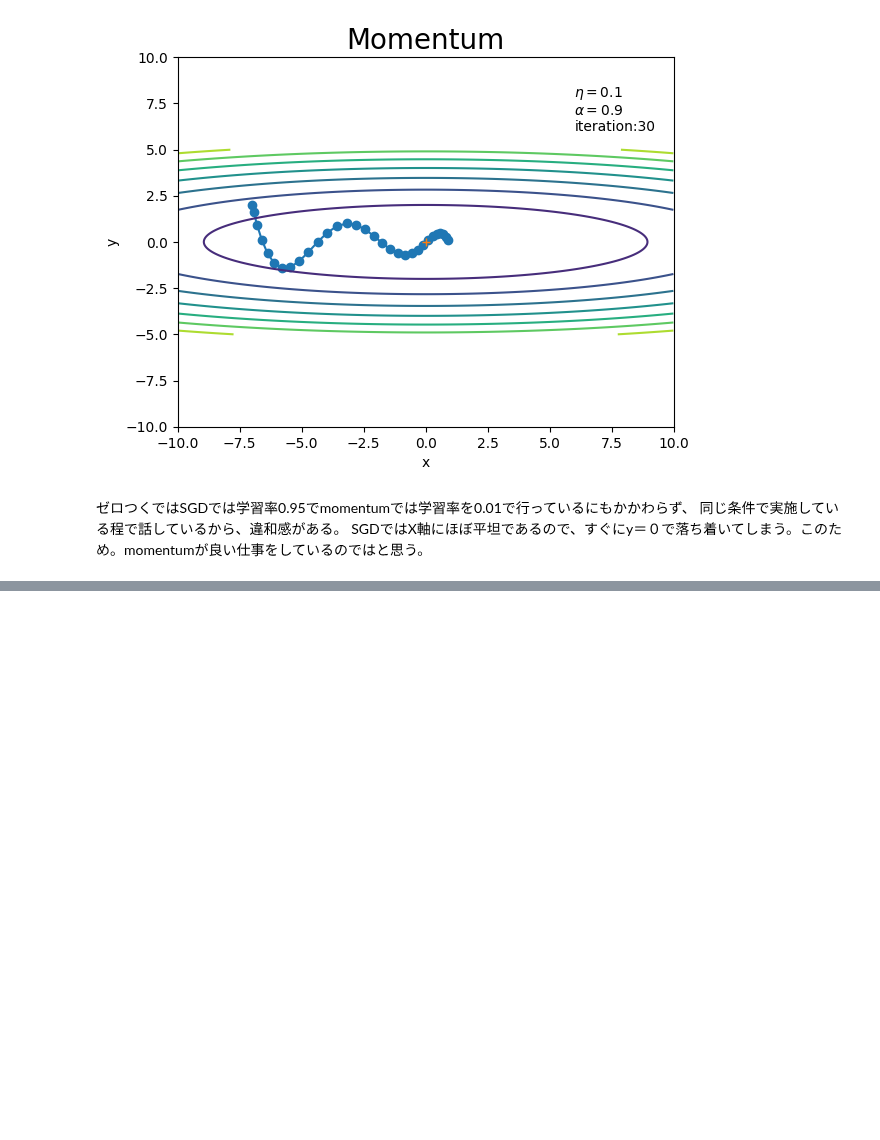
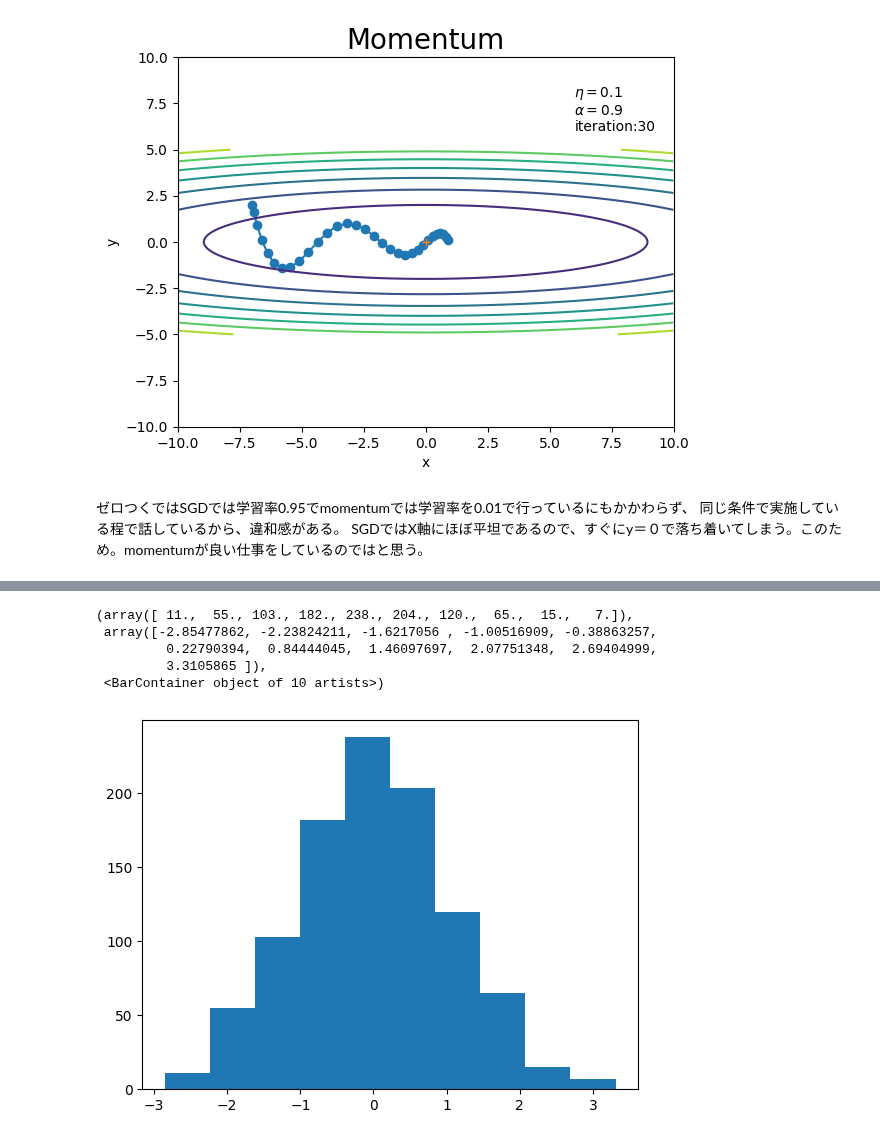
Before and after one commit to Masato-210831/For_study, a Jupyter notebook: Python_code/deep learning built from scratch/Chapter_6.ipynb, the cells around one changed output, grey strips where cells are left out. Cells and saved outputs as stored; diff of their text form; code cells hidden in the pictures; blank space fills up the shorter version.

```diff
--- a/Python_code/deep learning built from scratch/Chapter_6.ipynb
+++ b/Python_code/deep learning built from scratch/Chapter_6.ipynb
@@ -207,0 +380,21 @@ SGDではX軸にほぼ平坦であるので、すぐにy＝０で落ち着いて
+# %%
+dot_list = []
+sig_list = []
+
+for _ in range(100):
+    x = np.random.randn(1000)
+    y = np.random.randn(1000)
+    dot_x = np.dot(x.T, y)
+    sig_x = sigmoid(dot_x)
+    dot_list.append(dot_x)
+    sig_list.append(sig_x)
+# %%
+# 標準正規分布に従ってサンプリングされている
+plt.hist(x)
+# %% [output]
+(array([ 11.,  55., 103., 182., 238., 204., 120.,  65.,  15.,   7.]),
+ array([-2.85477862, -2.23824211, -1.6217056 , -1.00516909, -0.38863257,
+         0.22790394,  0.84444045,  1.46097697,  2.07751348,  2.69404999,
+         3.3105865 ]),
+ <BarContainer object of 10 artists>)
+[figure, added]
```
Also changed, not shown: parts of 23 cells of this notebook, 1 other file.
